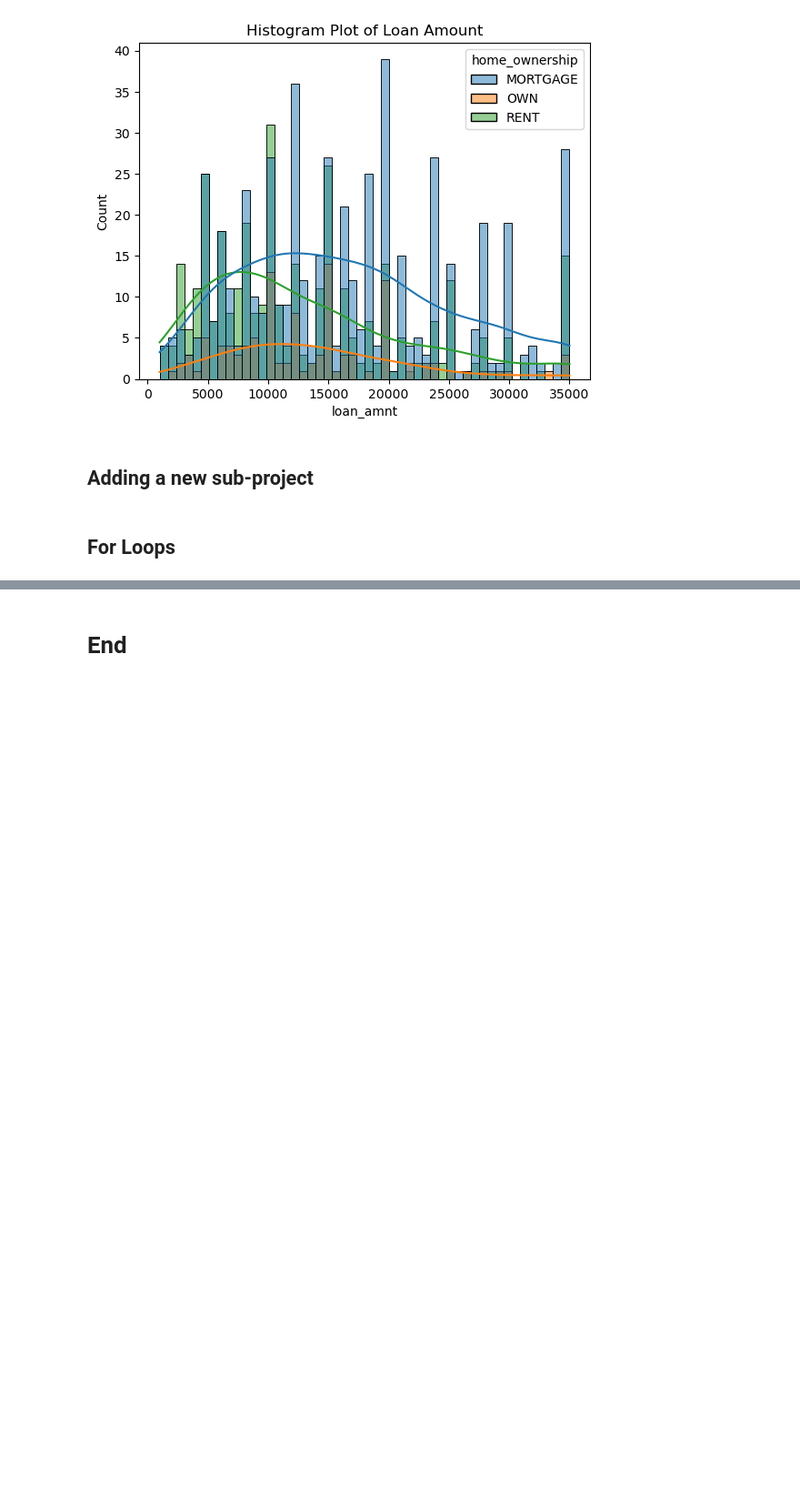
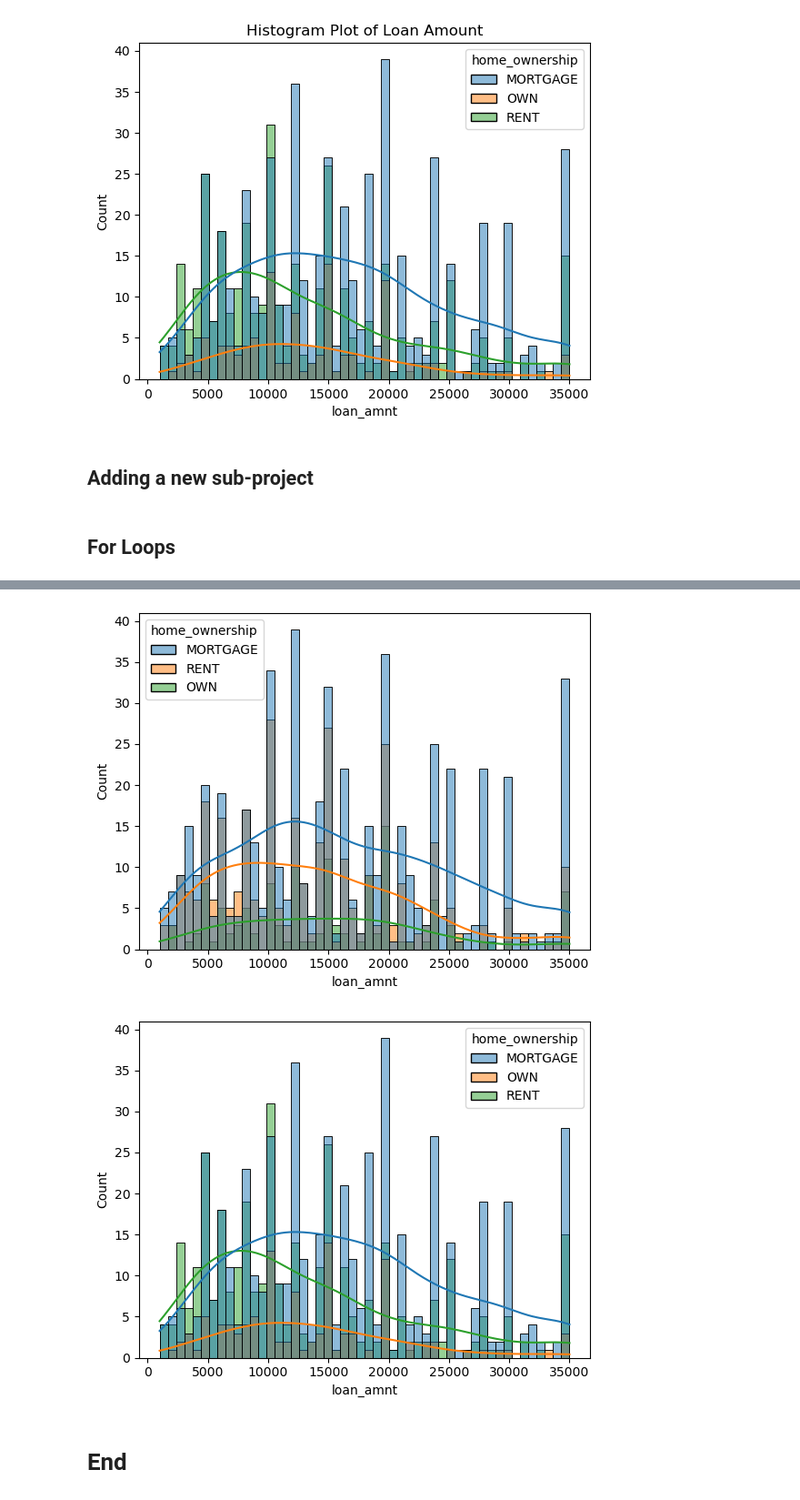
Before and after one commit to simbimc/data_science_project2, a Jupyter notebook: EDA.ipynb, the cells around one changed output, grey strips where cells are left out. Shown at 91% size. Cells and saved outputs as stored; diff of their text form; code cells hidden in the pictures; blank space fills up the shorter version.

```diff
--- a/EDA.ipynb
+++ b/EDA.ipynb
@@ -408,2 +431,9 @@ plt.show()
+# %%
+dfs  = [df2, df3]
+for df in dfs:
+    plot_graph(df)
+# %% [output]
+[figure, added]
+[figure, added]
 # %% [markdown]
 # End
```
Also changed, not shown: parts of 5 cells of this notebook.
